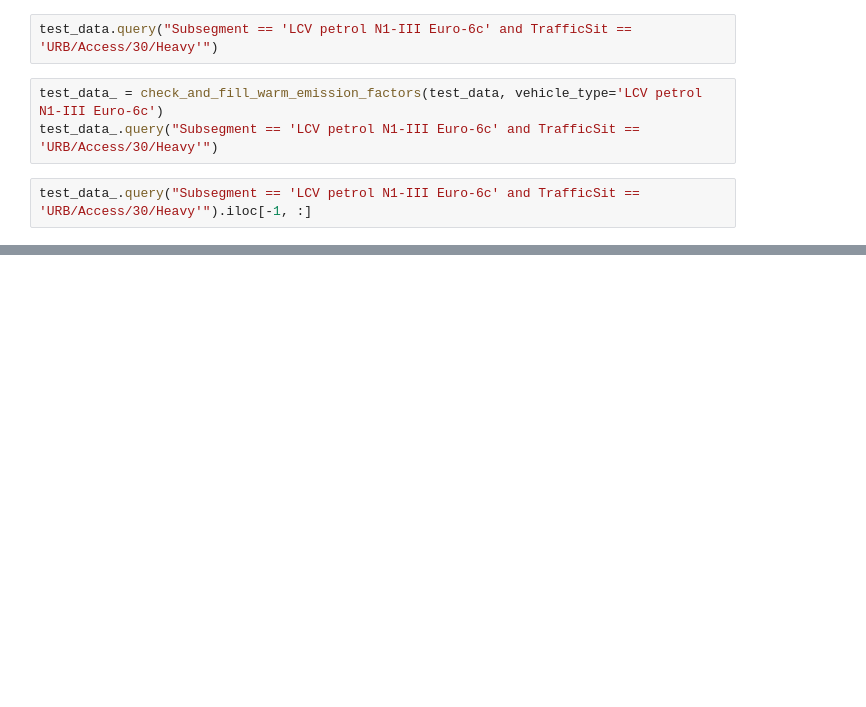
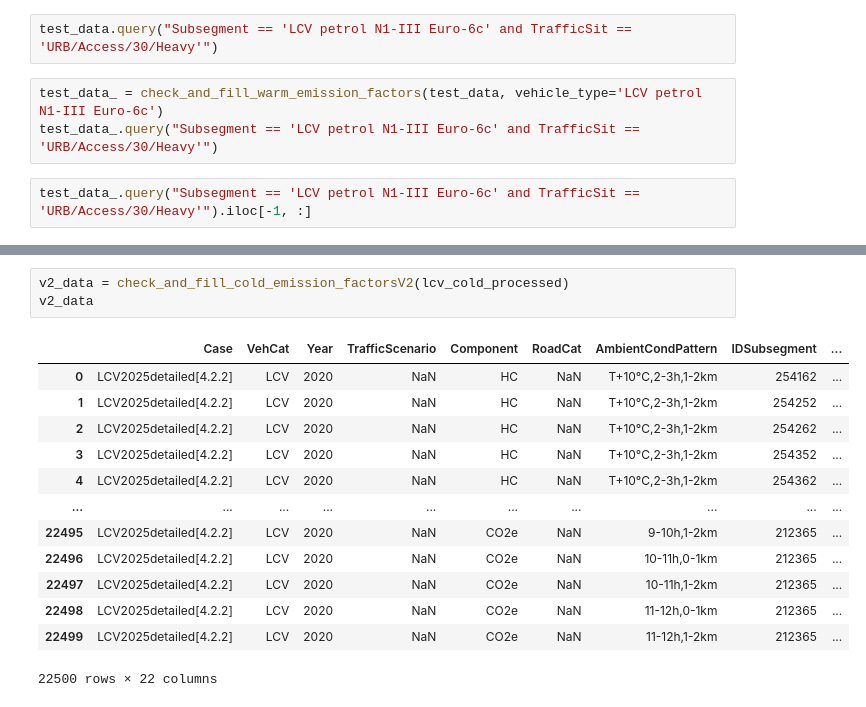
Before and after one commit to XanderPENG/matsim-xp, a Jupyter notebook: src/main/python/freight_emission/convert_hbefa_tables.ipynb, the cells around one changed output, grey strips where cells are left out. Drawn from its saved outputs; the diff is of its cells as text; blank space fills up the shorter version.

```diff
--- a/src/main/python/freight_emission/convert_hbefa_tables.ipynb
+++ b/src/main/python/freight_emission/convert_hbefa_tables.ipynb
@@ -194,0 +338,17 @@ test_data_.query("Subsegment == 'LCV petrol N1-III Euro-6c' and TrafficSit == 'U
+# %%
+v2_data = check_and_fill_cold_emission_factorsV2(lcv_cold_processed)
+v2_data
+# %% [output]
+|  | Case | VehCat | Year | TrafficScenario | Component | RoadCat | AmbientCondPattern | IDSubsegment | ... |
+| 0 | LCV2025detailed[4.2.2] | LCV | 2020 | NaN | HC | NaN | T+10°C,2-3h,1-2km | 254162 | ... |
+| 1 | LCV2025detailed[4.2.2] | LCV | 2020 | NaN | HC | NaN | T+10°C,2-3h,1-2km | 254252 | ... |
+| 2 | LCV2025detailed[4.2.2] | LCV | 2020 | NaN | HC | NaN | T+10°C,2-3h,1-2km | 254262 | ... |
+| 3 | LCV2025detailed[4.2.2] | LCV | 2020 | NaN | HC | NaN | T+10°C,2-3h,1-2km | 254352 | ... |
+| 4 | LCV2025detailed[4.2.2] | LCV | 2020 | NaN | HC | NaN | T+10°C,2-3h,1-2km | 254362 | ... |
+| ... | ... | ... | ... | ... | ... | ... | ... | ... | ... |
+| 22495 | LCV2025detailed[4.2.2] | LCV | 2020 | NaN | CO2e | NaN | 9-10h,1-2km | 212365 | ... |
+| 22496 | LCV2025detailed[4.2.2] | LCV | 2020 | NaN | CO2e | NaN | 10-11h,0-1km | 212365 | ... |
+| 22497 | LCV2025detailed[4.2.2] | LCV | 2020 | NaN | CO2e | NaN | 10-11h,1-2km | 212365 | ... |
+| 22498 | LCV2025detailed[4.2.2] | LCV | 2020 | NaN | CO2e | NaN | 11-12h,0-1km | 212365 | ... |
+| 22499 | LCV2025detailed[4.2.2] | LCV | 2020 | NaN | CO2e | NaN | 11-12h,1-2km | 212365 | ... |
+22500 rows × 22 columns
```
Also changed, not shown: parts of 10 cells of this notebook, 4 other files.
